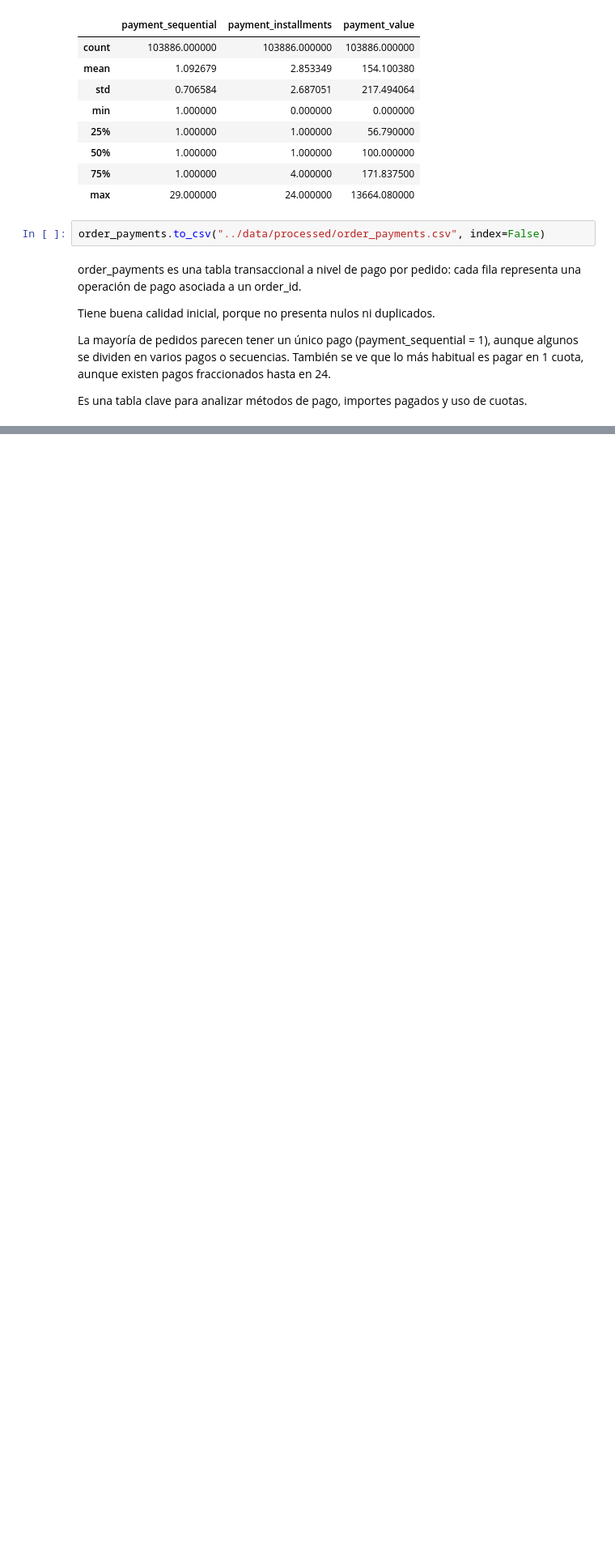
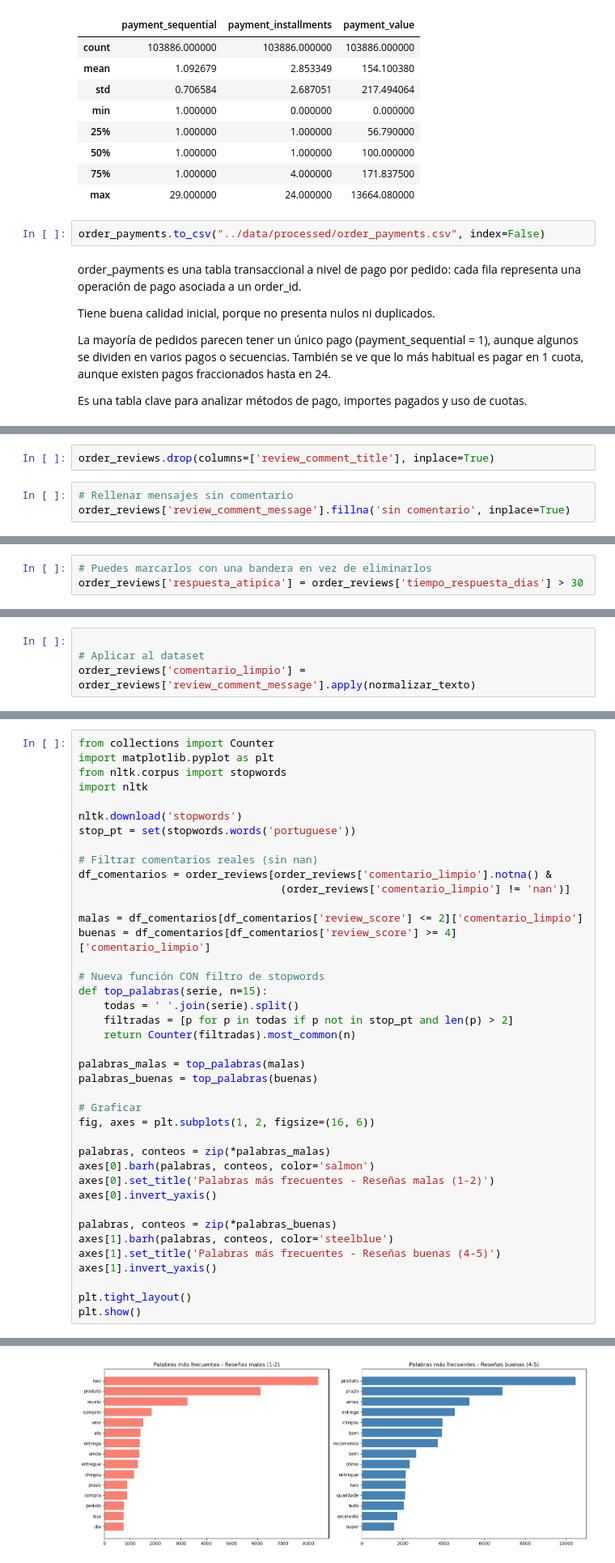
Before and after one commit to ela-art/Brazilian-ecommerce-sql-analysis., a Jupyter notebook: notebooks/Eda_olist.ipynb, the cells around one changed output, grey strips where cells are left out. Shown at 81% size. Cells and saved outputs as stored; diff of their text form; blank space fills up the shorter version.

```diff
--- a/notebooks/Eda_olist.ipynb
+++ b/notebooks/Eda_olist.ipynb
@@ -463,0 +564,5 @@ Es una tabla clave para analizar métodos de pago, importes pagados y uso de cuo
+# %%
+order_reviews.drop(columns=['review_comment_title'], inplace=True)
+# %%
+# Rellenar mensajes sin comentario
+order_reviews['review_comment_message'].fillna('sin comentario', inplace=True)
@@ -463,0 +594,3 @@ Es una tabla clave para analizar métodos de pago, importes pagados y uso de cuo
+# %%
+# Puedes marcarlos con una bandera en vez de eliminarlos
+order_reviews['respuesta_atipica'] = order_reviews['tiempo_respuesta_dias'] > 30
@@ -463,0 +626,4 @@ Es una tabla clave para analizar métodos de pago, importes pagados y uso de cuo
+# %%
+
+# Aplicar al dataset
+order_reviews['comentario_limpio'] = order_reviews['review_comment_message'].apply(normalizar_texto)
@@ -463,0 +645,41 @@ Es una tabla clave para analizar métodos de pago, importes pagados y uso de cuo
+# %%
+from collections import Counter
+import matplotlib.pyplot as plt
+from nltk.corpus import stopwords
+import nltk
+
+nltk.download('stopwords')
+stop_pt = set(stopwords.words('portuguese'))
+
+# Filtrar comentarios reales (sin nan)
+df_comentarios = order_reviews[order_reviews['comentario_limpio'].notna() &
+                                (order_reviews['comentario_limpio'] != 'nan')]
+
+malas = df_comentarios[df_comentarios['review_score'] <= 2]['comentario_limpio']
+buenas = df_comentarios[df_comentarios['review_score'] >= 4]['comentario_limpio']
+
+# Nueva función CON filtro de stopwords
+def top_palabras(serie, n=15):
+    todas = ' '.join(serie).split()
+    filtradas = [p for p in todas if p not in stop_pt and len(p) > 2]
+    return Counter(filtradas).most_common(n)
+
+palabras_malas = top_palabras(malas)
+palabras_buenas = top_palabras(buenas)
+
+# Graficar
+fig, axes = plt.subplots(1, 2, figsize=(16, 6))
+
+palabras, conteos = zip(*palabras_malas)
+axes[0].barh(palabras, conteos, color='salmon')
+axes[0].set_title('Palabras más frecuentes - Reseñas malas (1-2)')
+axes[0].invert_yaxis()
+
+palabras, conteos = zip(*palabras_buenas)
+axes[1].barh(palabras, conteos, color='steelblue')
+axes[1].set_title('Palabras más frecuentes - Reseñas buenas (4-5)')
+axes[1].invert_yaxis()
+
+plt.tight_layout()
+plt.show()
+# %% [output]
@@ -463,0 +689 @@ Es una tabla clave para analizar métodos de pago, importes pagados y uso de cuo
+[figure, added]
```
Also changed, not shown: parts of 19 cells of this notebook, 1 other file.
